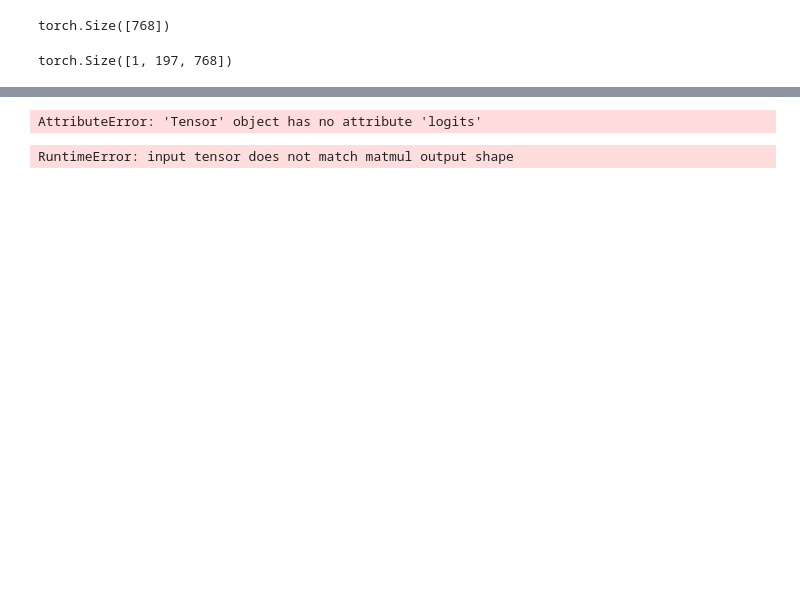
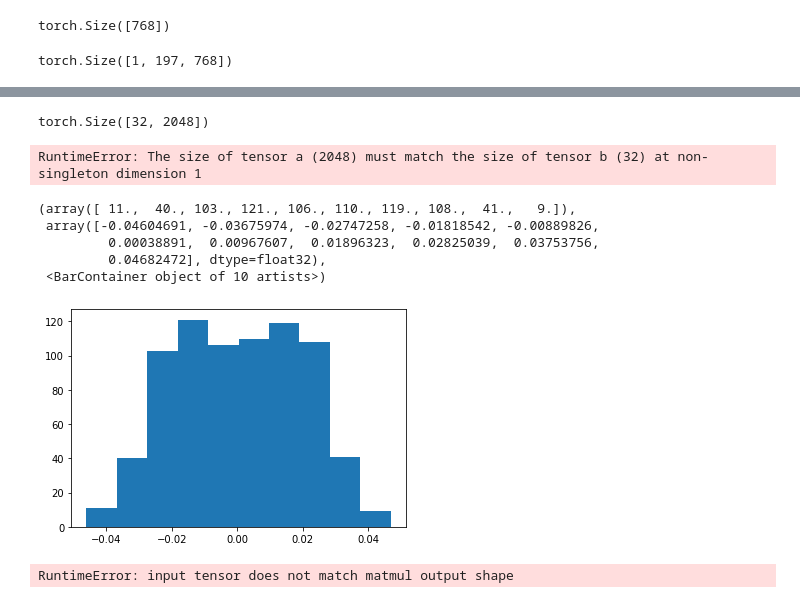
Before and after one commit to mlvlab/RPO, a Jupyter notebook: demo.ipynb, the cells around one changed output, grey strips where cells are left out. Drawn from its saved outputs; the diff is of its cells as text; code cells hidden in the pictures; blank space fills up the shorter version.

```diff
--- a/demo.ipynb
+++ b/demo.ipynb
@@ -19,0 +50,6 @@ from torch.optim.lr_scheduler import OneCycleLR, LambdaLR, _LRScheduler
+# %%
+class Identity(nn.Module):
+    def __init__(self):
+        super(Identity, self).__init__()
+    def forward(self, x):
+        return x
@@ -67,6 +289,8 @@ class MetaNet(nn.Module):
     def forward(self, pixel_values):
         with torch.no_grad():
             x = self.feature_extractor(pixel_values)
+            print(x.shape)
+            x = (x - x.mean(dim=1).unsqueeze())/ x.std(dim=1) * 0.02
         x = self.meta_linear_1(x)
         x = self.relu(x)
         x = self.meta_linear_2(x)
@@ -86,9 +321,19 @@ pixel = transforms_meta(image)
 # %%
 metanet = MetaNet(cfg)
 metanet.eval()
-metanet(pixels.unsqueeze(0))
+inception_out = metanet(torch.randn(32,3,299,299))[0].detach().numpy()
 # %% [output]
-AttributeError: 'Tensor' object has no attribute 'logits'
+torch.Size([32, 2048])
+RuntimeError: The size of tensor a (2048) must match the size of tensor b (32) at non-singleton dimension 1
+# %%
+plt.hist(inception_out)
+# %% [output]
+(array([ 11.,  40., 103., 121., 106., 110., 119., 108.,  41.,   9.]),
+ array([-0.04604691, -0.03675974, -0.02747258, -0.01818542, -0.00889826,
+         0.00038891,  0.00967607,  0.01896323,  0.02825039,  0.03753756,
+         0.04682472], dtype=float32),
+ <BarContainer object of 10 artists>)
+[figure, added]
 # %%
 device = torch.device('cpu')
 # %%
```
Also changed, not shown: parts of 44 cells of this notebook, 7 other files.
